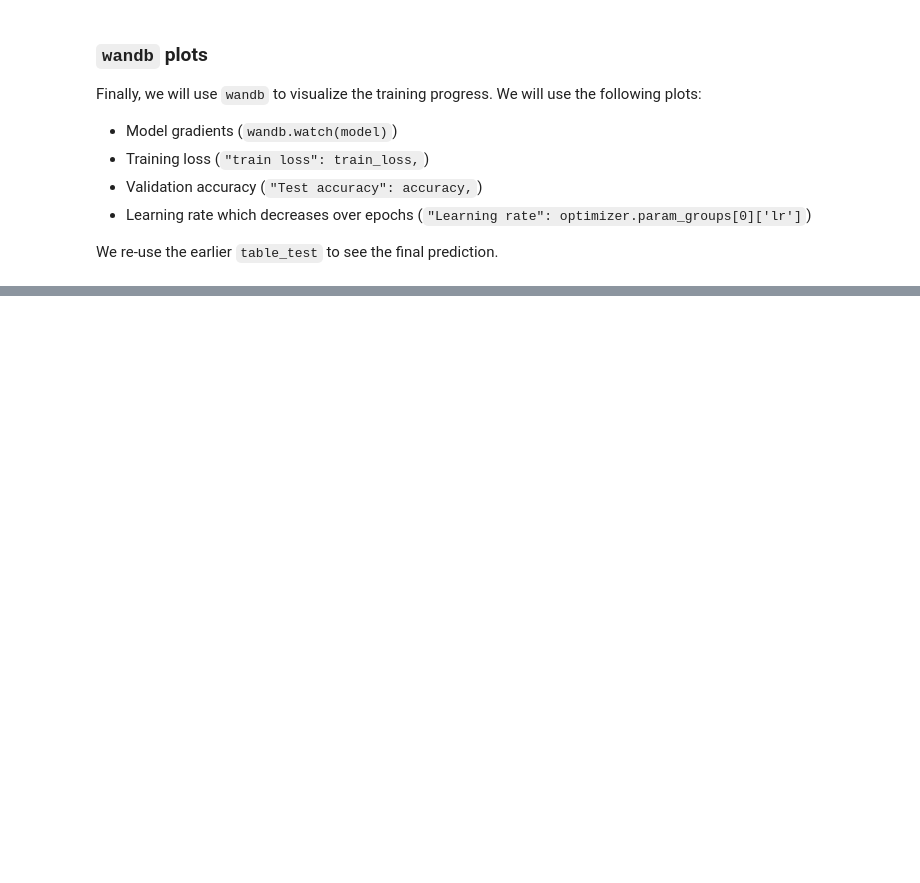
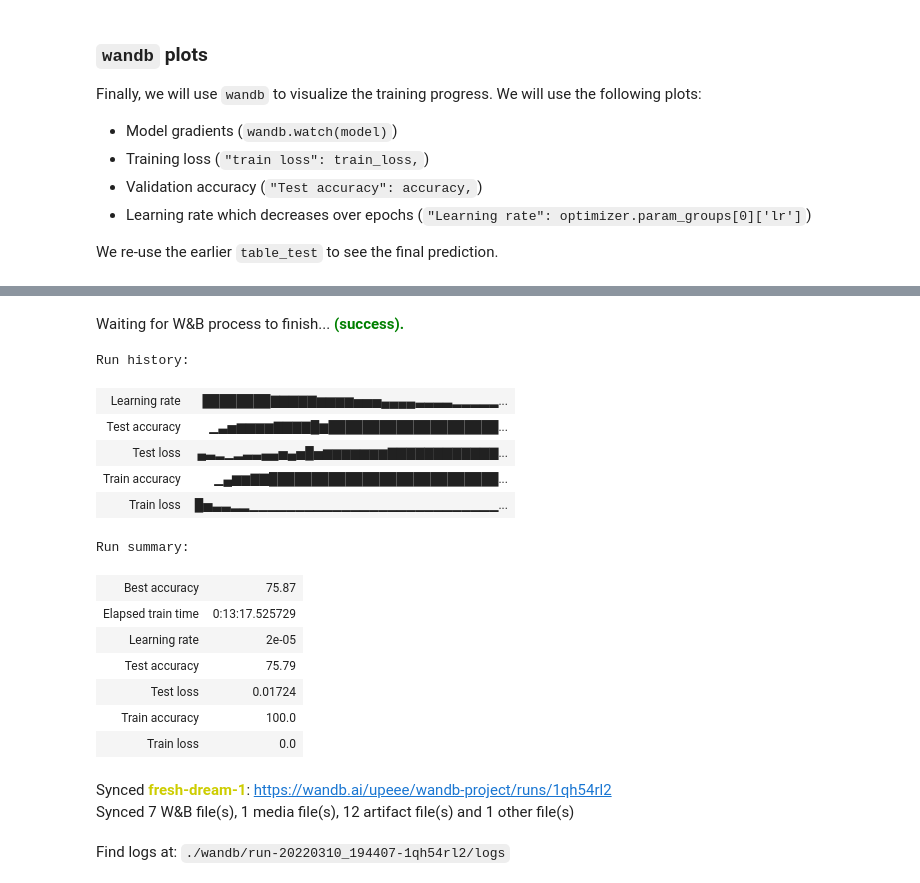
Before and after one commit to roatienza/Deep-Learning-Experiments, a Jupyter notebook: versions/2022/tools/python/wandb_demo.ipynb, the cells around one changed output, grey strips where cells are left out. Saved outputs shown, nothing was run; the diff lists cells and outputs as text; code cells hidden in the pictures; blank space fills up the shorter version.

Commit message:
wandb summary

```diff
--- a/versions/2022/tools/python/wandb_demo.ipynb
+++ b/versions/2022/tools/python/wandb_demo.ipynb
@@ -151,7 +168,7 @@ def train(epoch):
       accuracy = 100. * correct / len(train_loader.dataset)
       progress_bar(batch_idx,
                    len(train_loader),
-                  'Train Epoch: {} \tLoss: {:.6f}\tAcc: {:.2f}%%'.format(epoch+1,
+                  'Train Epoch: {}, Loss: {:.6f}, Acc: {:.2f}%'.format(epoch+1,
                   train_loss/train_samples, accuracy))
 
   train_loss /= len(train_loader.dataset)
@@ -193,21 +210,28 @@ Finally, we will use `wandb` to visualize the training progress. We will use the
 
 We re-use the earlier `table_test` to see the final prediction.
 # %%
-run.display(height=720)
+run.display(height=1000)
 
 start_time = datetime.datetime.now()
+best_acc = 0
 for epoch in range(wandb.config["epochs"]):
-    _, train_loss = train(epoch)
-    accuracy, _ = test()
+    train_acc, train_loss = train(epoch)
+    test_acc, test_loss = test()
+    if test_acc > best_acc:
+        wandb.run.summary["Best accuracy"] = test_acc
+        best_acc = test_acc
+        torch.save(model, "resnet18_best_acc.pth")
     wandb.log({
-        "Test accuracy": accuracy,
+        "Train accuracy": train_acc,
+        "Test accuracy": test_acc,
         "Train loss": train_loss,
+        "Test loss": test_loss,
         "Learning rate": optimizer.param_groups[0]['lr']
     })
 
 elapsed_time = datetime.datetime.now() - start_time
 print("Elapsed time: %s" % elapsed_time)
-wandb.log({"Elapsed training time": elapsed_time})
+wandb.run.summary["Elapsed train time"] = str(elapsed_time)
 
 with torch.no_grad():
   pred = torch.argmax(model(image.to(device)), dim=1).cpu().numpy()
@@ -244,0 +269,18 @@ Test Loss: 0.0144, Acc: 71.65%
+Waiting for W&B process to finish... (success).
+Run history:
+| Learning rate | ████████▇▇▇▇▇▆▆▆▆▅▅▅▄▄▄▄▃▃▃▃▂▂▂▂▂... |
+| Test accuracy | ▁▃▅▆▆▆▆▇▇▇▇█▆████████████████████... |
+| Test loss | ▄▃▂▁▂▃▃▄▄▅▄▅█▅▆▆▆▆▆▆▆▇▇▇▇▇▇▇▇▇▇▇▇... |
+| Train accuracy | ▁▄▆▆▇▇███████████████████████████... |
+| Train loss | █▅▃▃▂▂▁▁▁▁▁▁▁▁▁▁▁▁▁▁▁▁▁▁▁▁▁▁▁▁▁▁▁... |
+Run summary:
+| Best accuracy | 75.87 |
+| Elapsed train time | 0:13:17.525729 |
+| Learning rate | 2e-05 |
+| Test accuracy | 75.79 |
+| Test loss | 0.01724 |
+| Train accuracy | 100.0 |
+| Train loss | 0.0 |
+Synced fresh-dream-1: https://wandb.ai/upeee/wandb-project/runs/1qh54rl2
+Synced 7 W&B file(s), 1 media file(s), 12 artifact file(s) and 1 other file(s)
+Find logs at: ./wandb/run-20220310_194407-1qh54rl2/logs
```
Also changed, not shown: parts of 4 cells of this notebook.
